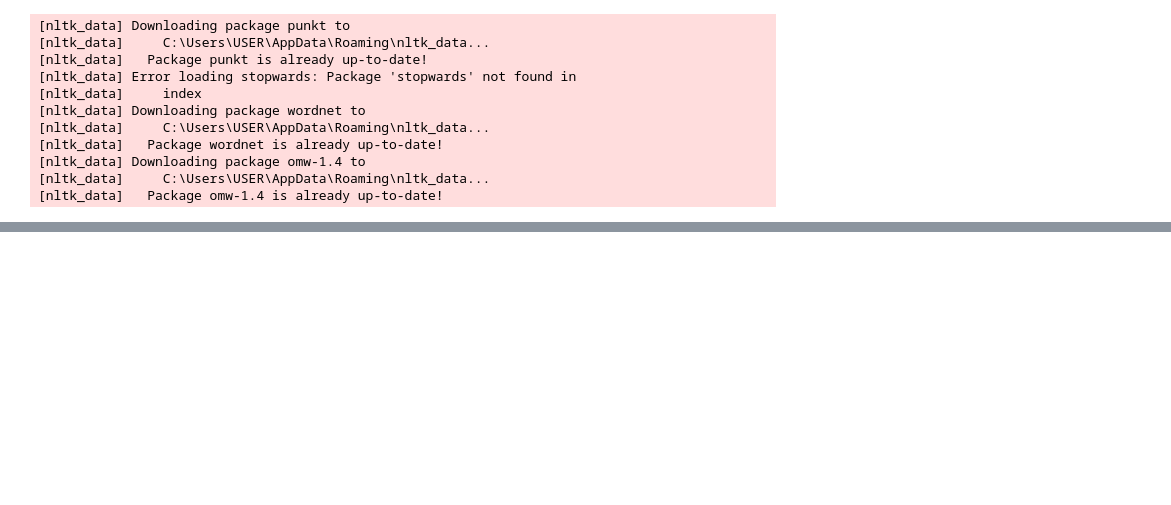
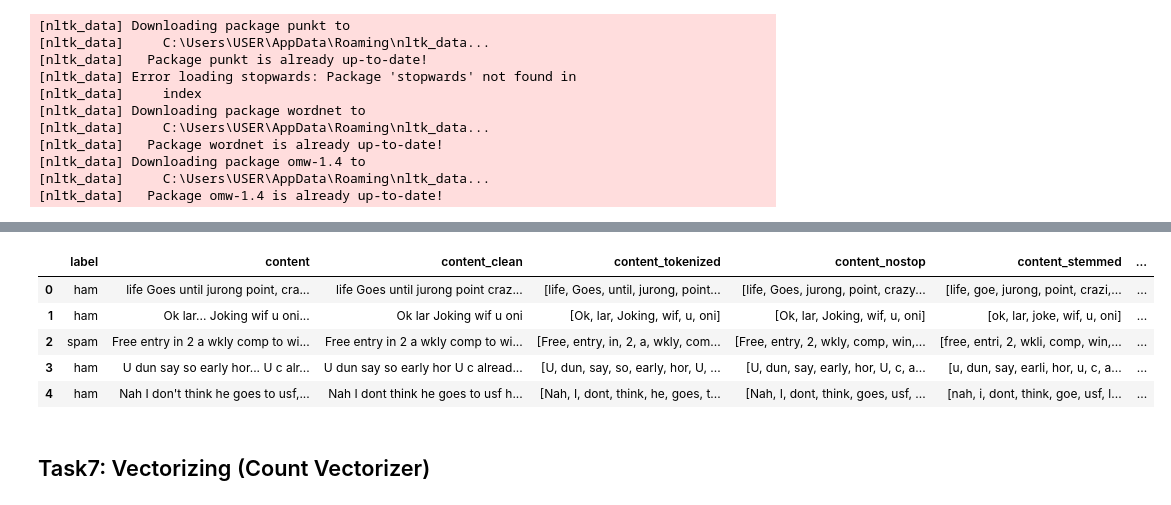
Before and after one commit to vivekpatiz/Machine-Learning, a Jupyter notebook: NLP - T3/NLP- Span detection.ipynb, the cells around one changed output, grey strips where cells are left out. Cells and saved outputs as stored; diff of their text form; code cells hidden in the pictures; blank space fills up the shorter version.

Commit message:
NLP Spam detection

```diff
--- a/NLP - T3/NLP- Span detection.ipynb
+++ b/NLP - T3/NLP- Span detection.ipynb
@@ -54,0 +107,5 @@ Matplotlib is building the font cache; this may take a moment.
+# %%
+def remove_stopwords(tokenized_list):
+    text = [word for word in tokenized_list if word not in stopword]
+    return text
+df['content_nostop'] = df['content_tokenized'].apply(lambda x: remove_stopwords(x))
@@ -54,0 +133,10 @@ Matplotlib is building the font cache; this may take a moment.
+# %%
+ps = nltk.PorterStemmer()
+# %%
+def stemming(tokenized_text):
+    text = [ps.stem(word) for word in tokenized_text]
+    return text
+
+df['content_stemmed'] = df['content_nostop'].apply(lambda x: stemming(x))
+
+df.head()
@@ -54,0 +164,17 @@ Matplotlib is building the font cache; this may take a moment.
+# %%
+def lemmatizing(tokenized_text):
+    text = [wn.lemmatize(word) for word in tokenized_text]
+    return text
+
+df['content_lemmetized'] = df['content_nostop'].apply(lambda x: lemmatizing(x))
+
+df.head()
+# %% [output]
+|  | label | content | content_clean | content_tokenized | content_nostop | content_stemmed | ... |
+| 0 | ham | life Goes until jurong point, cra... | life Goes until jurong point craz... | [life, Goes, until, jurong, point... | [life, Goes, jurong, point, crazy... | [life, goe, jurong, point, crazi,... | ... |
+| 1 | ham | Ok lar... Joking wif u oni... | Ok lar Joking wif u oni | [Ok, lar, Joking, wif, u, oni] | [Ok, lar, Joking, wif, u, oni] | [ok, lar, joke, wif, u, oni] | ... |
+| 2 | spam | Free entry in 2 a wkly comp to wi... | Free entry in 2 a wkly comp to wi... | [Free, entry, in, 2, a, wkly, com... | [Free, entry, 2, wkly, comp, win,... | [free, entri, 2, wkli, comp, win,... | ... |
+| 3 | ham | U dun say so early hor... U c alr... | U dun say so early hor U c alread... | [U, dun, say, so, early, hor, U, ... | [U, dun, say, early, hor, U, c, a... | [u, dun, say, earli, hor, u, c, a... | ... |
+| 4 | ham | Nah I don't think he goes to usf,... | Nah I dont think he goes to usf h... | [Nah, I, dont, think, he, goes, t... | [Nah, I, dont, think, goes, usf, ... | [nah, i, dont, think, goe, usf, l... | ... |
+# %% [markdown]
+## Task7: Vectorizing (Count Vectorizer)
```
Also changed, not shown: parts of 33 cells of this notebook, 1 other file.
